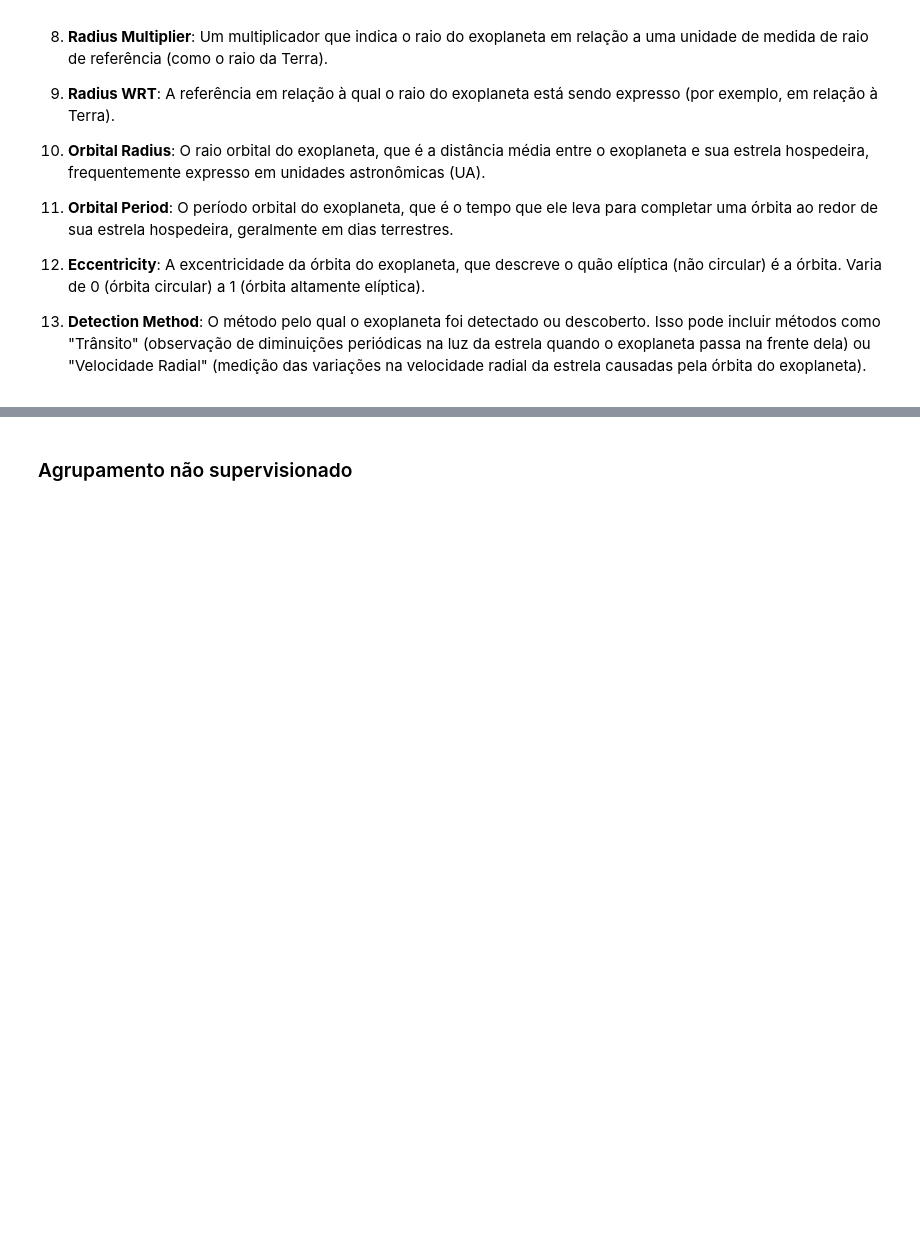
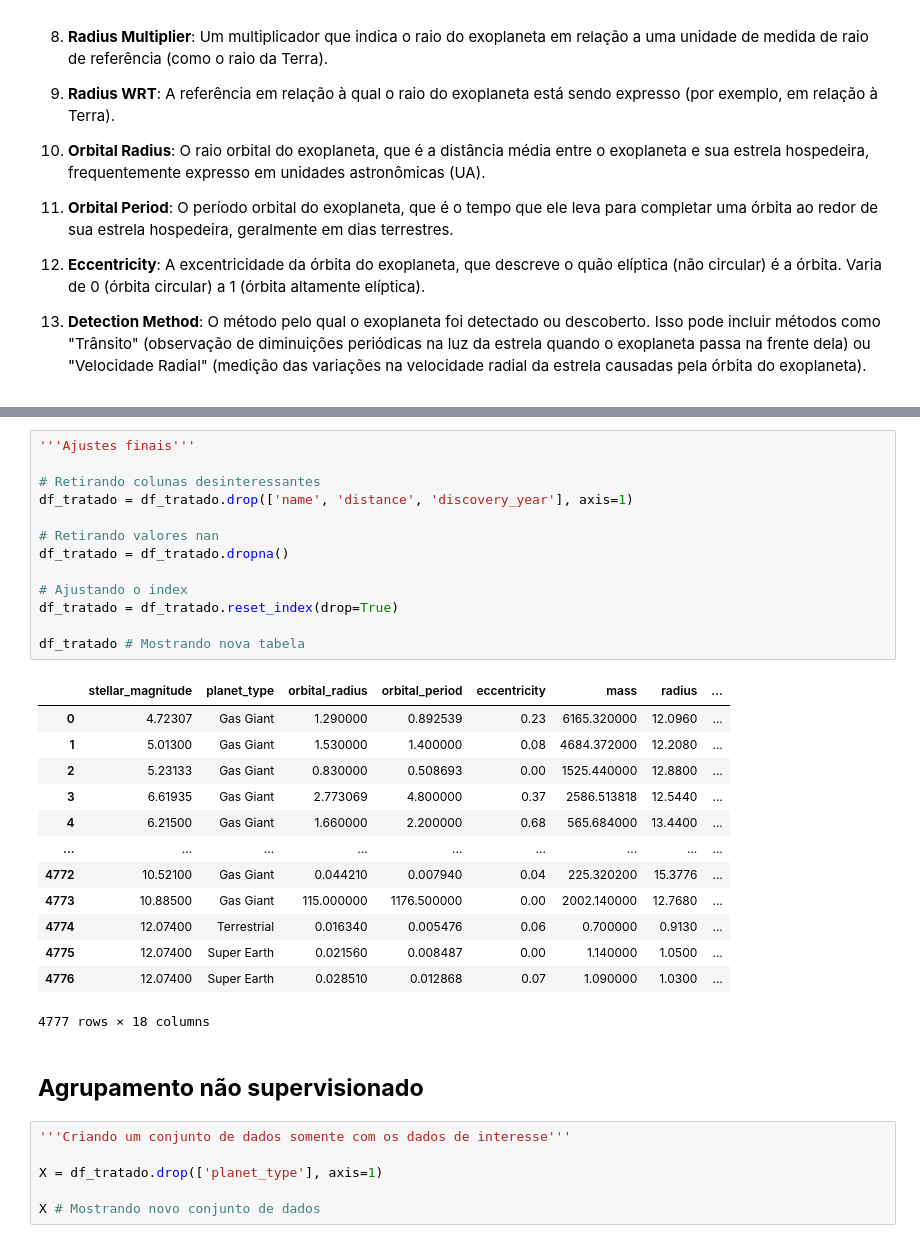
Before and after one commit to EricLeandroLM/Projeto_final_Machine_learning, a Jupyter notebook: Trabalho final.ipynb, the cells around one changed output, grey strips where cells are left out. Drawn from its saved outputs; the diff is of its cells as text; blank space fills up the shorter version.

```diff
--- a/Trabalho final.ipynb
+++ b/Trabalho final.ipynb
@@ -116,2 +149,35 @@ df_tratado
+# %%
+'''Ajustes finais'''
+
+# Retirando colunas desinteressantes
+df_tratado = df_tratado.drop(['name', 'distance', 'discovery_year'], axis=1)
+
+# Retirando valores nan
+df_tratado = df_tratado.dropna()
+
+# Ajustando o index
+df_tratado = df_tratado.reset_index(drop=True)
+
+df_tratado # Mostrando nova tabela
+# %% [output]
+|  | stellar_magnitude | planet_type | orbital_radius | orbital_period | eccentricity | mass | radius | ... |
+| 0 | 4.72307 | Gas Giant | 1.290000 | 0.892539 | 0.23 | 6165.320000 | 12.0960 | ... |
+| 1 | 5.01300 | Gas Giant | 1.530000 | 1.400000 | 0.08 | 4684.372000 | 12.2080 | ... |
+| 2 | 5.23133 | Gas Giant | 0.830000 | 0.508693 | 0.00 | 1525.440000 | 12.8800 | ... |
+| 3 | 6.61935 | Gas Giant | 2.773069 | 4.800000 | 0.37 | 2586.513818 | 12.5440 | ... |
+| 4 | 6.21500 | Gas Giant | 1.660000 | 2.200000 | 0.68 | 565.684000 | 13.4400 | ... |
+| ... | ... | ... | ... | ... | ... | ... | ... | ... |
+| 4772 | 10.52100 | Gas Giant | 0.044210 | 0.007940 | 0.04 | 225.320200 | 15.3776 | ... |
+| 4773 | 10.88500 | Gas Giant | 115.000000 | 1176.500000 | 0.00 | 2002.140000 | 12.7680 | ... |
+| 4774 | 12.07400 | Terrestrial | 0.016340 | 0.005476 | 0.06 | 0.700000 | 0.9130 | ... |
+| 4775 | 12.07400 | Super Earth | 0.021560 | 0.008487 | 0.00 | 1.140000 | 1.0500 | ... |
+| 4776 | 12.07400 | Super Earth | 0.028510 | 0.012868 | 0.07 | 1.090000 | 1.0300 | ... |
+4777 rows × 18 columns
 # %% [markdown]
-### Agrupamento não supervisionado
+## **Agrupamento não supervisionado**
+# %%
+'''Criando um conjunto de dados somente com os dados de interesse'''
+
+X = df_tratado.drop(['planet_type'], axis=1)
+
+X # Mostrando novo conjunto de dados
```
Also changed, not shown: parts of 13 cells of this notebook.
